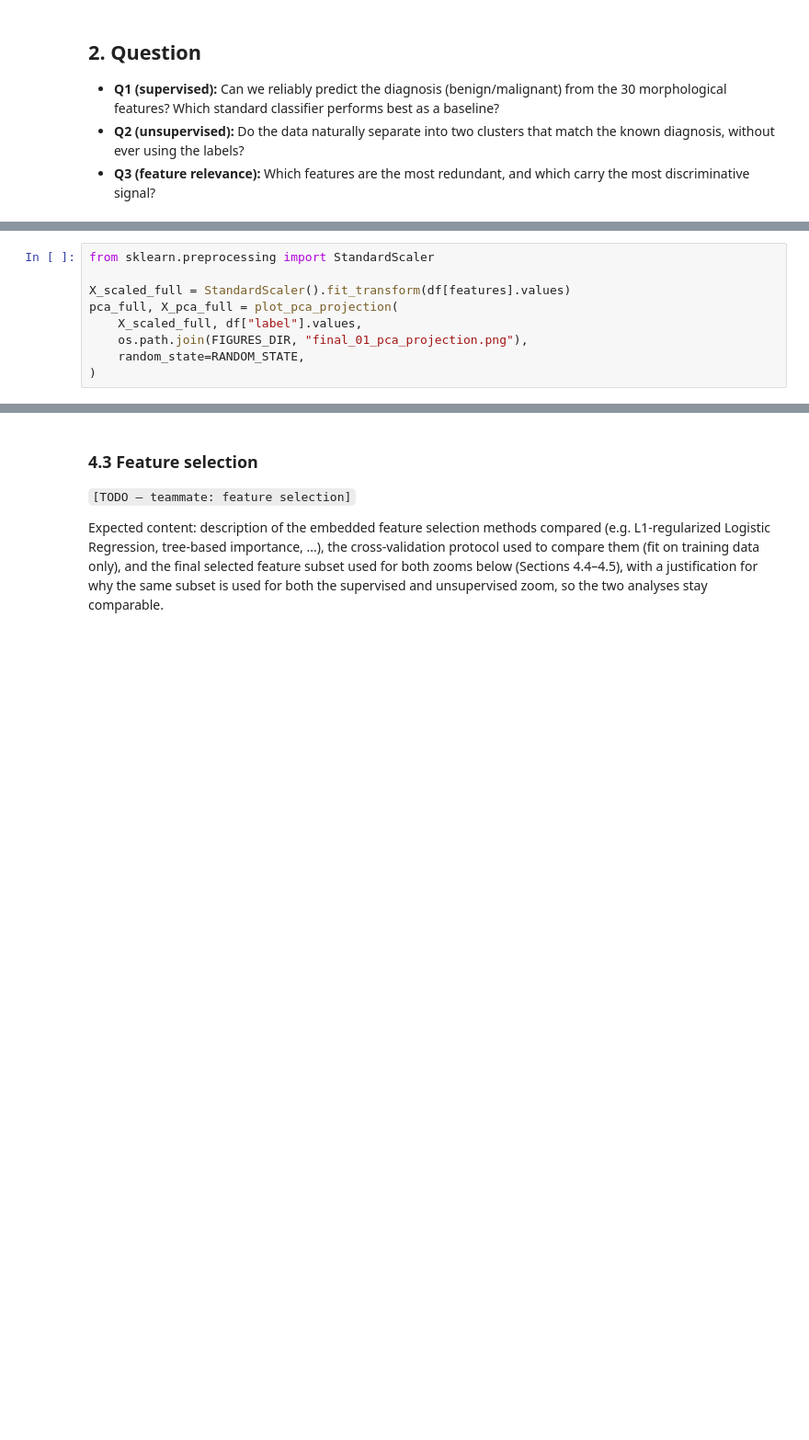
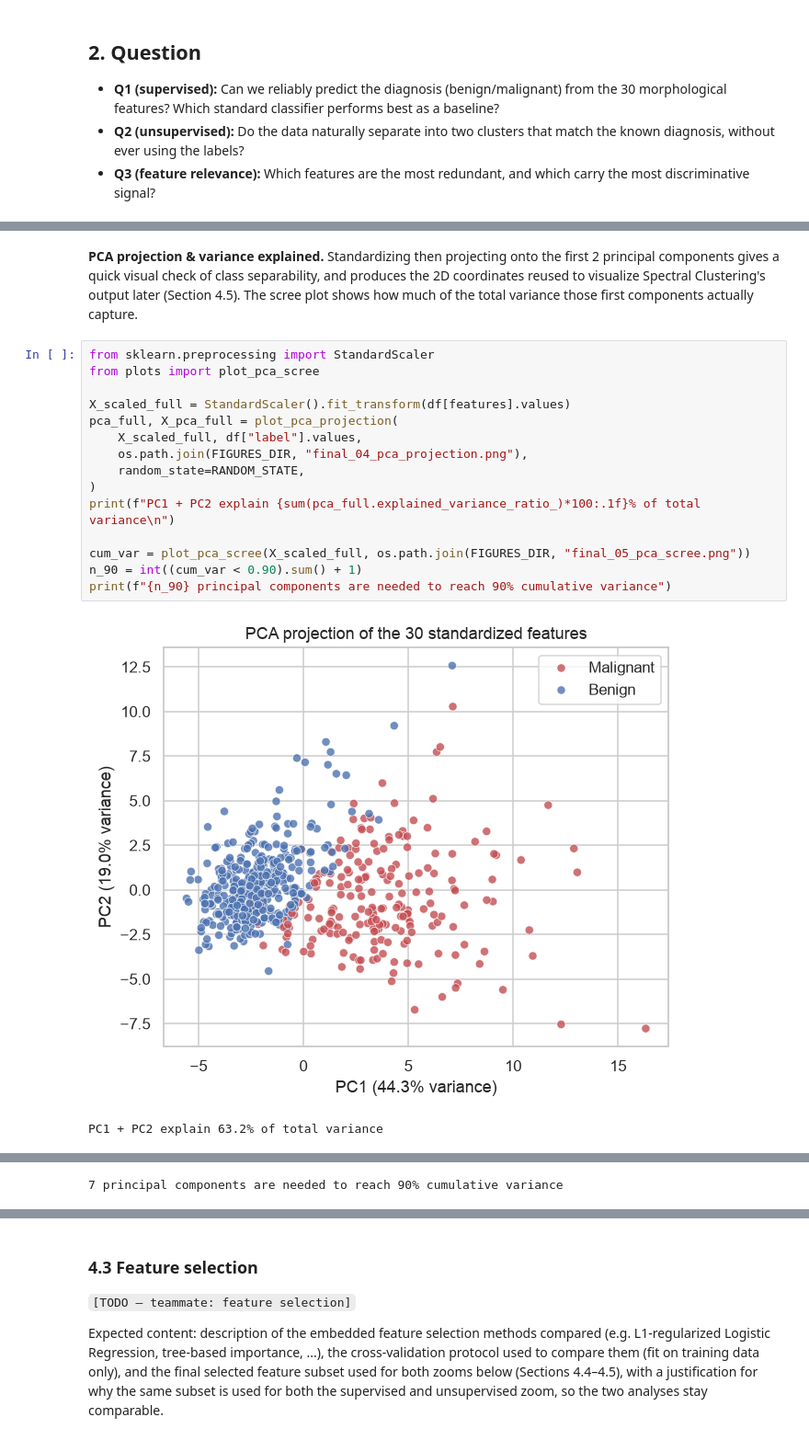
Before and after one commit to ostacore/Projets-UM5BM753-, a Jupyter notebook: 03_notebooks/00_Final_Report_.ipynb, the cells around one changed output, grey strips where cells are left out. Shown at 92% size. Saved outputs shown, nothing was run; the diff lists cells and outputs as text; blank space fills up the shorter version.

```diff
--- a/03_notebooks/00_Final_Report_.ipynb
+++ b/03_notebooks/00_Final_Report_.ipynb
@@ -74,9 +205,23 @@ print(df["diagnosis"].value_counts())
+# %% [markdown]
+**PCA projection & variance explained.** Standardizing then projecting onto the first 2
+principal components gives a quick visual check of class separability, and produces the
+2D coordinates reused to visualize Spectral Clustering's output later (Section 4.5). The
+scree plot shows how much of the total variance those first components actually capture.
 # %%
 from sklearn.preprocessing import StandardScaler
+from plots import plot_pca_scree
 
 X_scaled_full = StandardScaler().fit_transform(df[features].values)
 pca_full, X_pca_full = plot_pca_projection(
     X_scaled_full, df["label"].values,
-    os.path.join(FIGURES_DIR, "final_01_pca_projection.png"),
+    os.path.join(FIGURES_DIR, "final_04_pca_projection.png"),
     random_state=RANDOM_STATE,
 )
+print(f"PC1 + PC2 explain {sum(pca_full.explained_variance_ratio_)*100:.1f}% of total variance\n")
+
+cum_var = plot_pca_scree(X_scaled_full, os.path.join(FIGURES_DIR, "final_05_pca_scree.png"))
+n_90 = int((cum_var < 0.90).sum() + 1)
+print(f"{n_90} principal components are needed to reach 90% cumulative variance")
+# %% [output]
+[figure, added]
+PC1 + PC2 explain 63.2% of total variance
@@ -83 +229,2 @@ pca_full, X_pca_full = plot_pca_projection(
+7 principal components are needed to reach 90% cumulative variance
 # %% [markdown]
```
Also changed, not shown: parts of 24 cells of this notebook, 16 other files.
